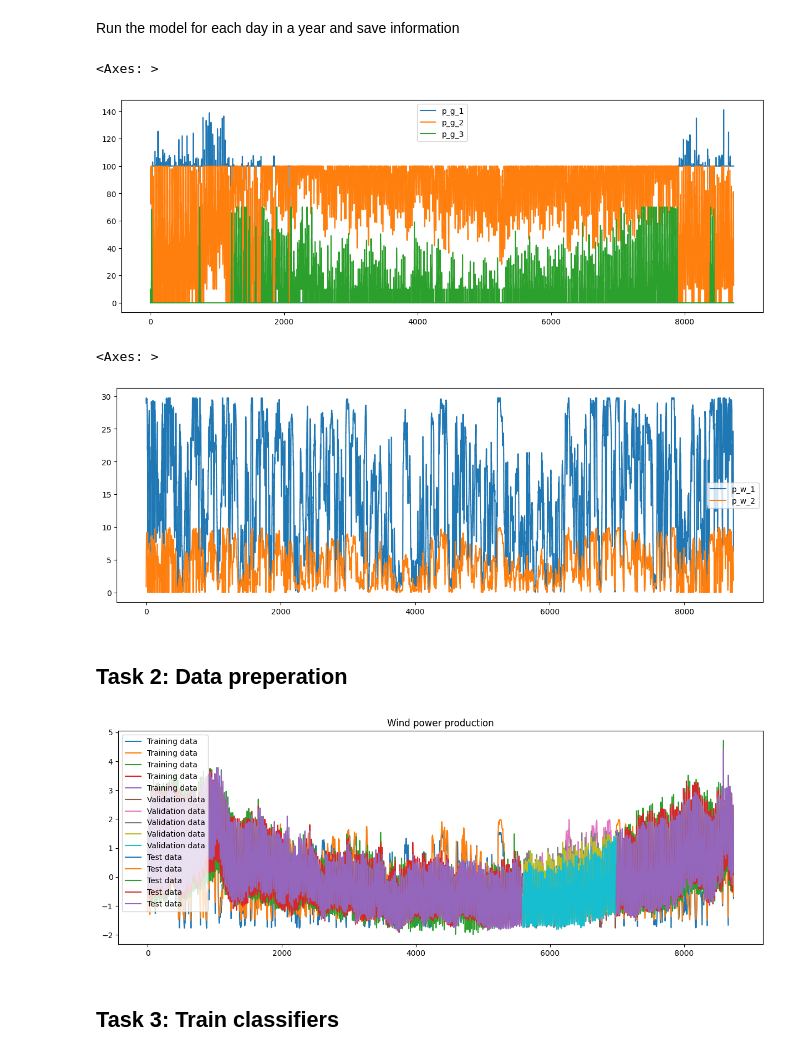
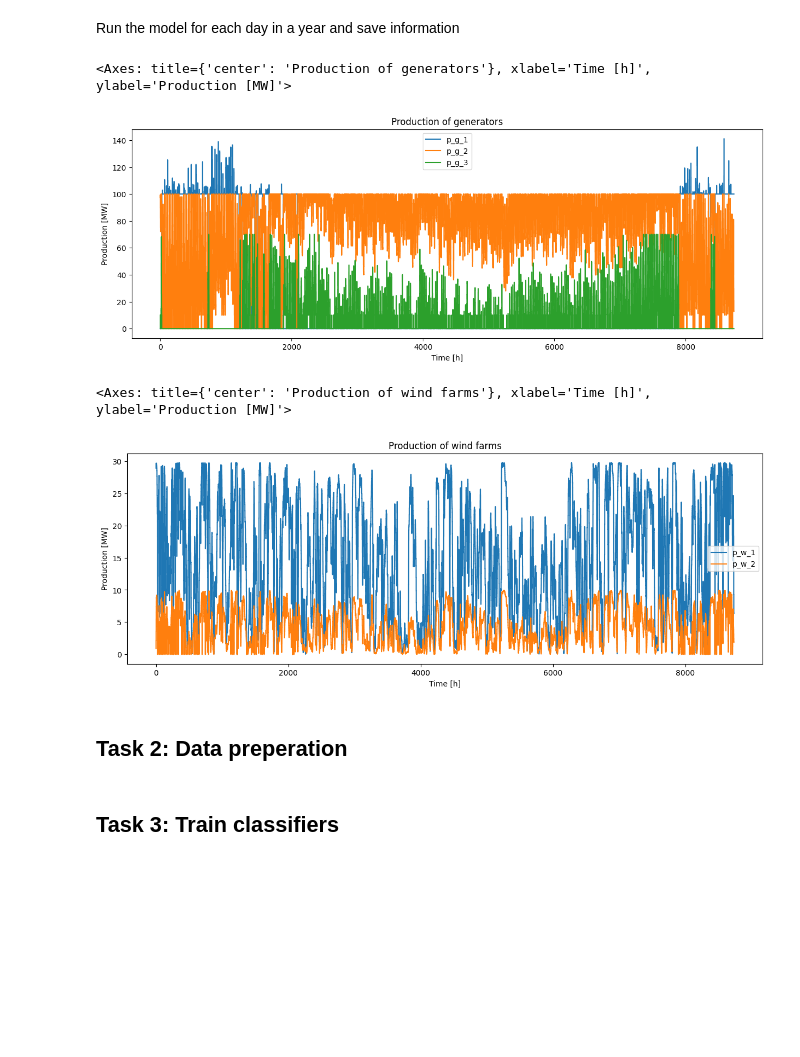
Before and after one commit to JacobSkaarup/46765_assignment2, a Jupyter notebook: main.ipynb, the cells around one changed output. Cells and saved outputs as stored; diff of their text form; code cells hidden in the pictures; blank space fills up the shorter version.

```diff
--- a/main.ipynb
+++ b/main.ipynb
@@ -55,7 +55,7 @@ W_n = [[ ],[],[],[0],[1],[]]
 D_n = [[],[],[],[0],[1],[2]]
 M = 1000 # Big M
 
-def unit_commitment(Wind, Demand, fixed_binary = None):
+def unit_commitment(Wind, Demand, initial_binary = None):
     #### Create model ####
     model = gp.Model()
 
@@ -114,17 +114,18 @@ def unit_commitment(Wind, Demand, fixed_binary = None):
 
 
     # Fix binary variables if given
-    if fixed_binary is not None:
+    if initial_binary is not None:
         for g in range(G):
             for t in range(T):
-                u[g,t].lb = fixed_binary[g,t]
-                u[g,t].ub = fixed_binary[g,t]
+                u[g,t].lb = initial_binary[g,t]
+                u[g,t].ub = initial_binary[g,t]
+
 
     # Solve model
     model.setParam('OutputFlag', 0)
     model.optimize()
 
-    if fixed_binary is None:
+    if initial_binary is None:
         # Extract results
         p_g = np.array([[p_g[g,t].x for t in range(T)] for g in range(G)])
         p_w = np.array([[p_w[w,t].x for t in range(T)] for w in range(W)])
@@ -134,9 +135,19 @@ def unit_commitment(Wind, Demand, fixed_binary = None):
         epsilon = np.array([[epsilon[n,t].x for t in range(T)] for n in range(N)])
         obj = model.objVal
 
-        return p_g, p_w, u, s, delta, epsilon, obj
+        return p_g, p_w, u, s, delta, epsilon, obj, model.Status == GRB.INFEASIBLE
     else:
-        return model.Status == GRB.INFEASIBLE
+        if model.Status == GRB.INFEASIBLE:
+            return None, None, None, None, None, None, None, model.Status == GRB.INFEASIBLE
+        else:
+            p_g = np.array([[p_g[g,t].x for t in range(T)] for g in range(G)])
+            p_w = np.array([[p_w[w,t].x for t in range(T)] for w in range(W)])
+            u = np.array([[u[g,t].x for t in range(T)] for g in range(G)])
+            s = np.array([[s[g,t].x for t in range(T)] for g in range(G)])
+            delta = np.array([[delta[n,t].x for t in range(T)] for n in range(N)])
+            epsilon = np.array([[epsilon[n,t].x for t in range(T)] for n in range(N)])
+            obj = model.objVal
+        return p_g, p_w, u, s, delta, epsilon, obj, model.Status == GRB.INFEASIBLE
 # %% [markdown]
 Run the model for each day in a year and save information
 # %%
@@ -145,7 +156,7 @@ df_res = pd.DataFrame(index = np.arange(days*24))
 objectives = []
 
 for d in range(days):
-    p_g, p_w, u, s, delta, epsilon, obj = unit_commitment(Wind[:,d*24:(d+1)*24], Demand[:,d*24:(d+1)*24])
+    p_g, p_w, u, s, delta, epsilon, obj, _ = unit_commitment(Wind[:,d*24:(d+1)*24], Demand[:,d*24:(d+1)*24])
     for g in range(p_g.shape[0]):
         df_res.loc[d*24:(d+1)*24-1, f"p_g_{g+1}"] = p_g[g].flatten()
         df_res.loc[d*24:(d+1)*24-1, f"u{g+1}"] = u[g].flatten()
@@ -154,15 +165,15 @@ for d in range(days):
         df_res.loc[d*24:(d+1)*24-1, f"p_w_{w+1}"] = p_w[w].flatten()
     objectives.append(obj)
 # %%
-df_res[["p_g_1", "p_g_2", "p_g_3"]].plot(drawstyle="steps", figsize = (15,5))
+df_res[["p_g_1", "p_g_2", "p_g_3"]].plot(drawstyle="steps", figsize = (15,5), title = "Production of generators", ylabel = "Production [MW]", xlabel = "Time [h]")
 # %% [output]
-<Axes: >
+<Axes: title={'center': 'Production of generators'}, xlabel='Time [h]', ylabel='Production [MW]'>
-[figure, old version]
+[figure, new version]
 # %%
-df_res.plot(y = ["p_w_1", "p_w_2"], drawstyle="steps", figsize = (15,5))
+df_res.plot(y = ["p_w_1", "p_w_2"], drawstyle="steps", figsize = (15,5), title = "Production of wind farms", ylabel = "Production [MW]", xlabel = "Time [h]")
 # %% [output]
-<Axes: >
+<Axes: title={'center': 'Production of wind farms'}, xlabel='Time [h]', ylabel='Production [MW]'>
-[figure, old version]
+[figure, new version]
 # %% [markdown]
 ## Task 2: Data preperation
 # %%
@@ -196,17 +202,6 @@ y_train = y[:train_test_split]
 y_train_train = y_train[:train_val_split]
 y_val = y_train[train_val_split:]
 y_test = y[train_test_split:]
-# %%
-# Plot training, validatino and test data in sequence
-plt.figure(figsize=(15,5))
-plt.plot(x_train_train, label="Training data")
-plt.plot(np.arange(len(x_train_train), len(x_train_train) + len(x_val), 1), x_val, label="Validation data")
-plt.plot(np.arange(len(x_train), len(x_train) + len(x_test), 1), x_test, label="Test data")
-plt.legend()
-plt.title("Wind power production")
-plt.show()
-# %% [output]
-[figure, removed]
 # %% [markdown]
 ## Task 3: Train classifiers
 # %% [markdown]
```
Also changed, not shown: parts of 11 cells of this notebook.
